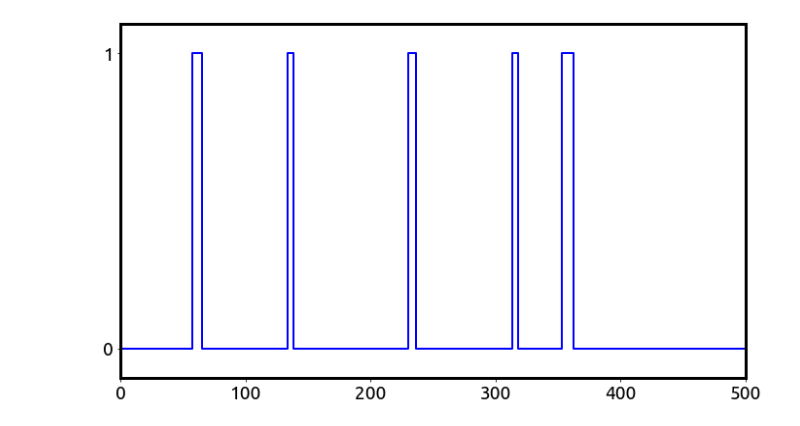
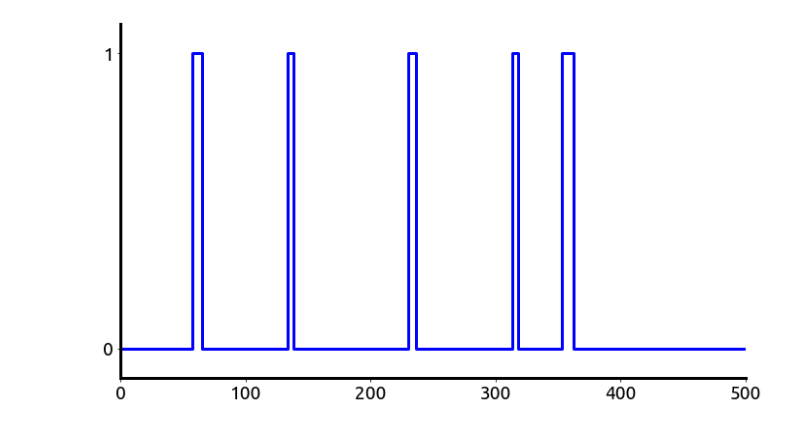
Before and after one commit to sukritsingh/massively-parallel-simulations, a Jupyter notebook: toy-walks/random-dihedral-walk.ipynb, the cells around one changed output. Drawn from its saved outputs; the diff is of its cells as text; code cells hidden in the pictures.

```diff
--- a/toy-walks/random-dihedral-walk.ipynb
+++ b/toy-walks/random-dihedral-walk.ipynb
@@ -24,6 +24,9 @@ plt.rcParams['figure.figsize'] = (8,8)
 plt.rcParams['lines.linewidth'] = 3
 plt.rcParams['figure.facecolor'] = 'white'
 plt.rcParams['errorbar.capsize'] = 3.0
+# Update rcParams to hide top and right spines globally
+plt.rcParams['axes.spines.top'] = False
+plt.rcParams['axes.spines.right'] = False
 # %%
 # Parameters
 num_steps = 500  # Number of steps in the random walk
@@ -122,22 +125,22 @@ dynamical_states = assign_dynamical_states(structural_states)
 # %%
 # Plotting the dihedral walk and structural states
 plt.figure(figsize=(10, 6))
 time = np.arange(num_steps)
 
 # Plot the dihedral angle walk
 # plt.plot(time, dihedral_walk, linewidth=1.5, color='blue', label='Dihedral Angle')
 
 # Plot structural state assignments as a step plot
-plt.step(time, dynamical_states, where='mid', linewidth=2, color='blue', label='Structural State')
+plt.step(time, dynamical_states, where='mid', color='blue', label='Structural State')
 
 
 # plt.xlabel('Time (steps)')
 # plt.ylabel('Structural States')
 # Set y-axis to only integer values
 plt.gca().yaxis.set_major_locator(plt.MaxNLocator(integer=True))
 plt.ylim(-.1, 1.1)
 plt.xlim(0,500)
 plt.tight_layout()
 plt.savefig('figures/dynamical_states.png',dpi=300)
 # %% [output]
-[figure, old version]
+[figure, new version]
```
Also changed, not shown: parts of 2 cells of this notebook, 3 other files.
